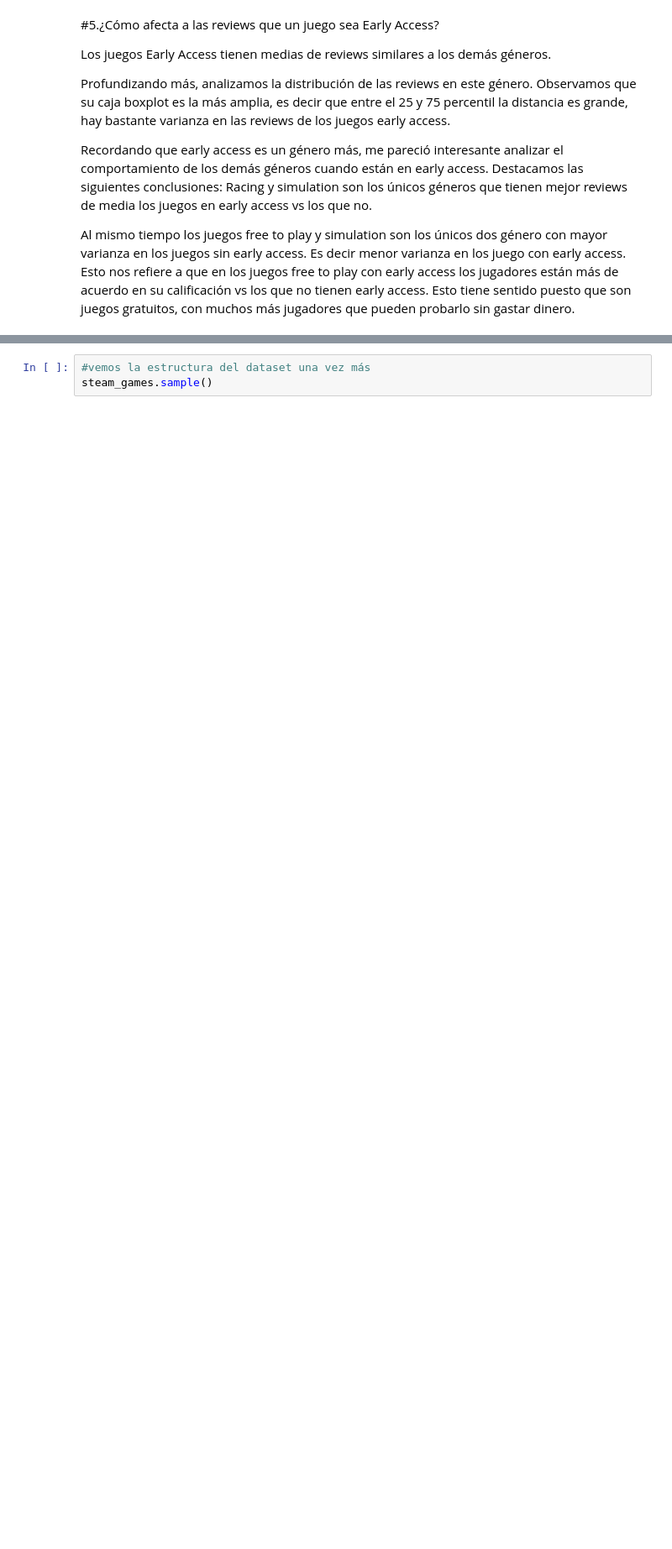
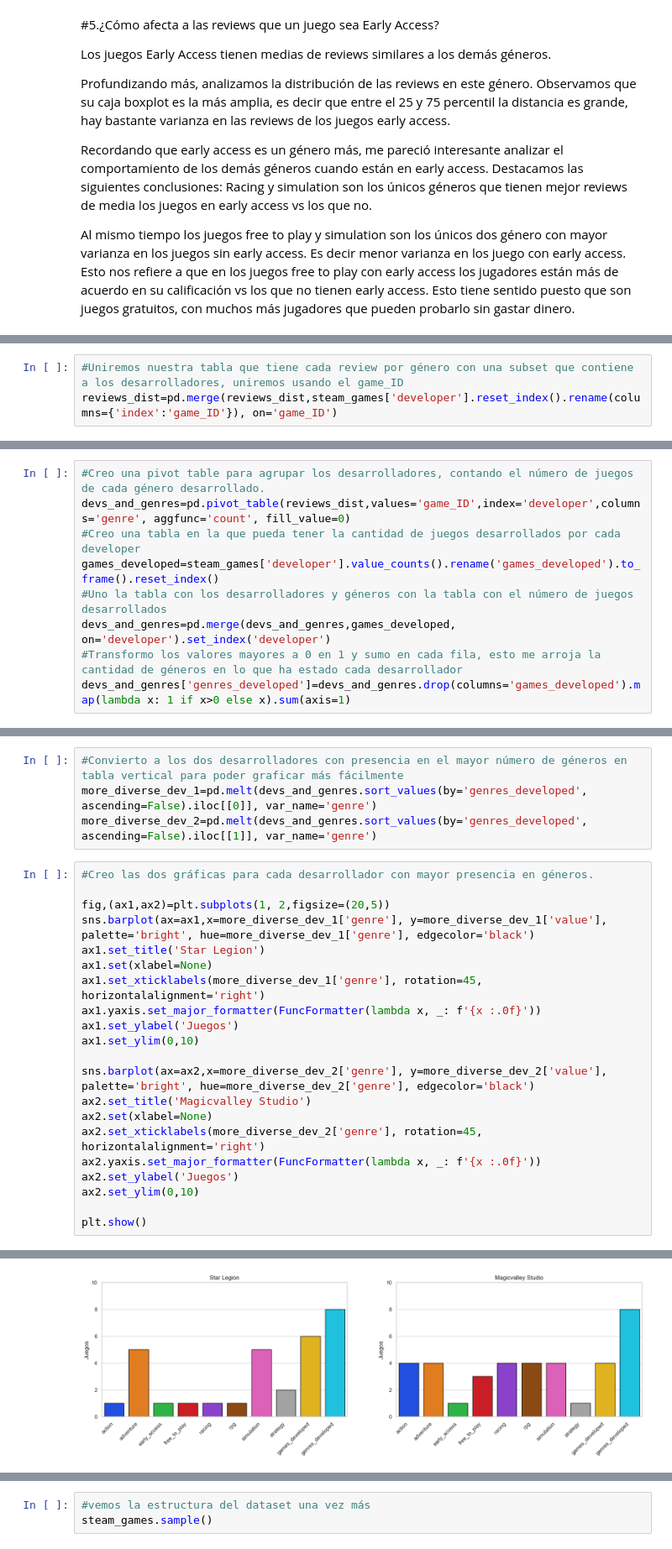
Before and after one commit to Dexinator/steam, a Jupyter notebook: steam.ipynb, the cells around one changed output, grey strips where cells are left out. Shown at 84% size. Saved outputs shown, nothing was run; the diff lists cells and outputs as text; blank space fills up the shorter version.

```diff
--- a/steam.ipynb
+++ b/steam.ipynb
@@ -871,0 +874,3 @@ Esto nos refiere a que en los juegos free to play con early access los jugadores
+# %%
+#Uniremos nuestra tabla que tiene cada review por género con una subset que contiene a los desarrolladores, uniremos usando el game_ID
+reviews_dist=pd.merge(reviews_dist,steam_games['developer'].reset_index().rename(columns={'index':'game_ID'}), on='game_ID')
@@ -871,0 +894,9 @@ Esto nos refiere a que en los juegos free to play con early access los jugadores
+# %%
+#Creo una pivot table para agrupar los desarrolladores, contando el número de juegos de cada género desarrollado.
+devs_and_genres=pd.pivot_table(reviews_dist,values='game_ID',index='developer',columns='genre', aggfunc='count', fill_value=0)
+#Creo una tabla en la que pueda tener la cantidad de juegos desarrollados por cada developer
+games_developed=steam_games['developer'].value_counts().rename('games_developed').to_frame().reset_index()
+#Uno la tabla con los desarrolladores y géneros con la tabla con el número de juegos desarrollados
+devs_and_genres=pd.merge(devs_and_genres,games_developed, on='developer').set_index('developer')
+#Transformo los valores mayores a 0 en 1 y sumo en cada fila, esto me arroja la cantidad de géneros en lo que ha estado cada desarrollador
+devs_and_genres['genres_developed']=devs_and_genres.drop(columns='games_developed').map(lambda x: 1 if x>0 else x).sum(axis=1)
@@ -871,0 +914,26 @@ Esto nos refiere a que en los juegos free to play con early access los jugadores
+# %%
+#Convierto a los dos desarrolladores con presencia en el mayor número de géneros en tabla vertical para poder graficar más fácilmente
+more_diverse_dev_1=pd.melt(devs_and_genres.sort_values(by='genres_developed', ascending=False).iloc[[0]], var_name='genre')
+more_diverse_dev_2=pd.melt(devs_and_genres.sort_values(by='genres_developed', ascending=False).iloc[[1]], var_name='genre')
+# %%
+#Creo las dos gráficas para cada desarrollador con mayor presencia en géneros.
+
+fig,(ax1,ax2)=plt.subplots(1, 2,figsize=(20,5))
+sns.barplot(ax=ax1,x=more_diverse_dev_1['genre'], y=more_diverse_dev_1['value'], palette='bright', hue=more_diverse_dev_1['genre'], edgecolor='black')
+ax1.set_title('Star Legion')
+ax1.set(xlabel=None)
+ax1.set_xticklabels(more_diverse_dev_1['genre'], rotation=45, horizontalalignment='right')
+ax1.yaxis.set_major_formatter(FuncFormatter(lambda x, _: f'{x :.0f}'))
+ax1.set_ylabel('Juegos')
+ax1.set_ylim(0,10)
+
+sns.barplot(ax=ax2,x=more_diverse_dev_2['genre'], y=more_diverse_dev_2['value'], palette='bright', hue=more_diverse_dev_2['genre'], edgecolor='black')
+ax2.set_title('Magicvalley Studio')
+ax2.set(xlabel=None)
+ax2.set_xticklabels(more_diverse_dev_2['genre'], rotation=45, horizontalalignment='right')
+ax2.yaxis.set_major_formatter(FuncFormatter(lambda x, _: f'{x :.0f}'))
+ax2.set_ylabel('Juegos')
+ax2.set_ylim(0,10)
+
+plt.show()
+# %% [output]
@@ -871,0 +944 @@ Esto nos refiere a que en los juegos free to play con early access los jugadores
+[figure, added]
```
Also changed, not shown: parts of 17 cells of this notebook.
